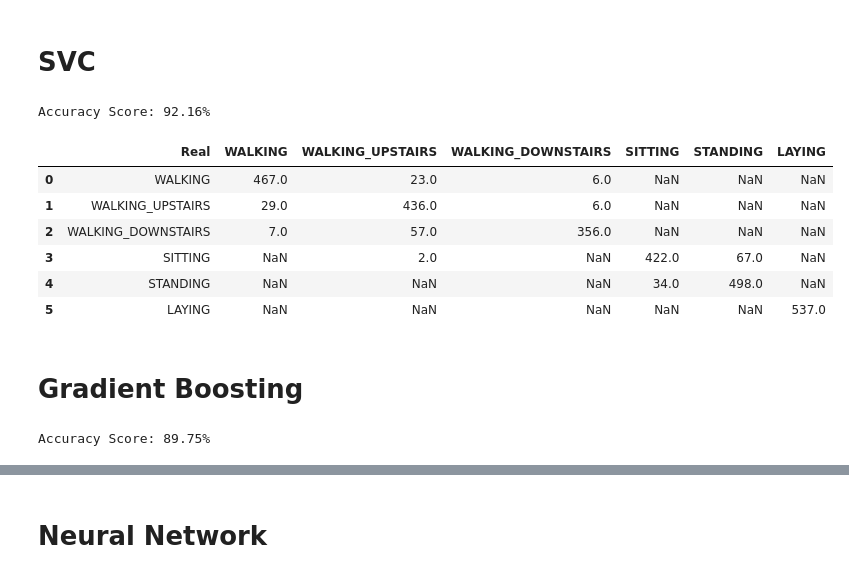
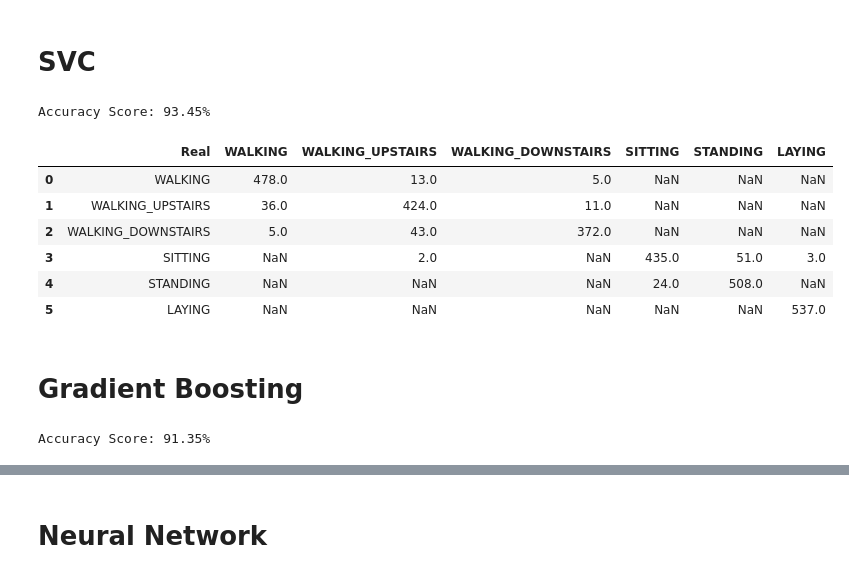
Before and after one commit to neircosta/Human_Activity_Smartphones, a Jupyter notebook: Human_Activity_Smartphones .ipynb, the cells around one changed output, grey strips where cells are left out. Drawn from its saved outputs; the diff is of its cells as text; code cells hidden in the pictures.

```diff
--- a/Human_Activity_Smartphones .ipynb
+++ b/Human_Activity_Smartphones .ipynb
@@ -428,8 +472,18 @@ compare_predict(y_test,y_hat_knn)
 # %% [markdown]
 # AdaBoost
 # %%
-ada = AdaBoostClassifier(learning_rate=0.01,n_estimators=500)
+pipeline_ada = Pipeline([
+    ('imputer', Imputer(strategy='median')),
+    ('std_scaler', StandardScaler()),
+    ('adaboost', AdaBoostClassifier()),
+    ])
+
+param_grid = {'adaboost__learning_rate':[0.3, 0.5],
+              'adaboost__n_estimators':[700, 900]}
+
+ada = GridSearchCV(pipeline_ada, param_grid=param_grid)
+
 ada.fit(X_train_pca,y_train)
-y_hat_ada = ada.predict(X_test_pca)
-print ('Accuracy Score: {0:0.2%}'.format(accuracy_score(y_test,y_hat_ada)))
+y_hat_pada = ada.predict(X_test_pca)
+print ('Accuracy Score: {0:0.2%}'.format(accuracy_score(y_test,y_hat_pada)))
 # %% [output]
@@ -447,29 +501,48 @@ compare_predict(y_test,y_hat_ada)
 # %% [markdown]
 # SVC
 # %%
-svc = SVC()
+pipeline_svc = Pipeline([
+    ('imputer', Imputer(strategy='median')),
+    ('std_scaler', StandardScaler()),
+    ('svc', SVC()),
+    ])
+
+param_grid = {'svc__C':[0.1,1,10],
+              'svc__kernel':['rbf','linear', 'poly', 'sigmoid']}
+
+svc = GridSearchCV(pipeline_svc, param_grid=param_grid)
 svc.fit(X_train_pca,y_train)
-y_hat_svc = svc.predict(X_test_pca)
-print ('Accuracy Score: {0:0.2%}'.format(accuracy_score(y_test,y_hat_svc)))
+y_hat_psvc = svc.predict(X_test_pca)
+print ('Accuracy Score: {0:0.2%}'.format(accuracy_score(y_test,y_hat_psvc)))
 # %% [output]
-Accuracy Score: 92.16%
+Accuracy Score: 93.45%
 # %%
-compare_predict(y_test,y_hat_svc)
+compare_predict(y_test,y_hat_psvc)
 # %% [output]
 |  | Real | WALKING | WALKING_UPSTAIRS | WALKING_DOWNSTAIRS | SITTING | STANDING | LAYING |
-| 0 | WALKING | 467.0 | 23.0 | 6.0 | NaN | NaN | NaN |
-| 1 | WALKING_UPSTAIRS | 29.0 | 436.0 | 6.0 | NaN | NaN | NaN |
-| 2 | WALKING_DOWNSTAIRS | 7.0 | 57.0 | 356.0 | NaN | NaN | NaN |
-| 3 | SITTING | NaN | 2.0 | NaN | 422.0 | 67.0 | NaN |
-| 4 | STANDING | NaN | NaN | NaN | 34.0 | 498.0 | NaN |
+| 0 | WALKING | 478.0 | 13.0 | 5.0 | NaN | NaN | NaN |
+| 1 | WALKING_UPSTAIRS | 36.0 | 424.0 | 11.0 | NaN | NaN | NaN |
+| 2 | WALKING_DOWNSTAIRS | 5.0 | 43.0 | 372.0 | NaN | NaN | NaN |
+| 3 | SITTING | NaN | 2.0 | NaN | 435.0 | 51.0 | 3.0 |
+| 4 | STANDING | NaN | NaN | NaN | 24.0 | 508.0 | NaN |
 | 5 | LAYING | NaN | NaN | NaN | NaN | NaN | 537.0 |
 # %% [markdown]
 # Gradient Boosting
 # %%
-gb = GradientBoostingClassifier()
+pipeline_gb = Pipeline([
+    ('imputer', Imputer(strategy='median')),
+    ('std_scaler', StandardScaler()),
+    ('gradientboosting', GradientBoostingClassifier()),
+    ])
+
+
+param_grid = {'gradientboosting__n_estimators':[100,300],
+              'gradientboosting__learning_rate':[0.1,0.5,1]}
+
+gb = GridSearchCV(pipeline_gb, param_grid=param_grid)
 gb.fit(X_train_pca,y_train)
-y_hat_gb = gb.predict(X_test_pca)
-print ('Accuracy Score: {0:0.2%}'.format(accuracy_score(y_test,y_hat_gb)))
+y_hat_pgb = gb.predict(X_test_pca)
+print ('Accuracy Score: {0:0.2%}'.format(accuracy_score(y_test,y_hat_pgb)))
 # %% [output]
-Accuracy Score: 89.75%
+Accuracy Score: 91.35%
 # %%
```
Also changed, not shown: parts of 13 cells of this notebook, 5 other files.
